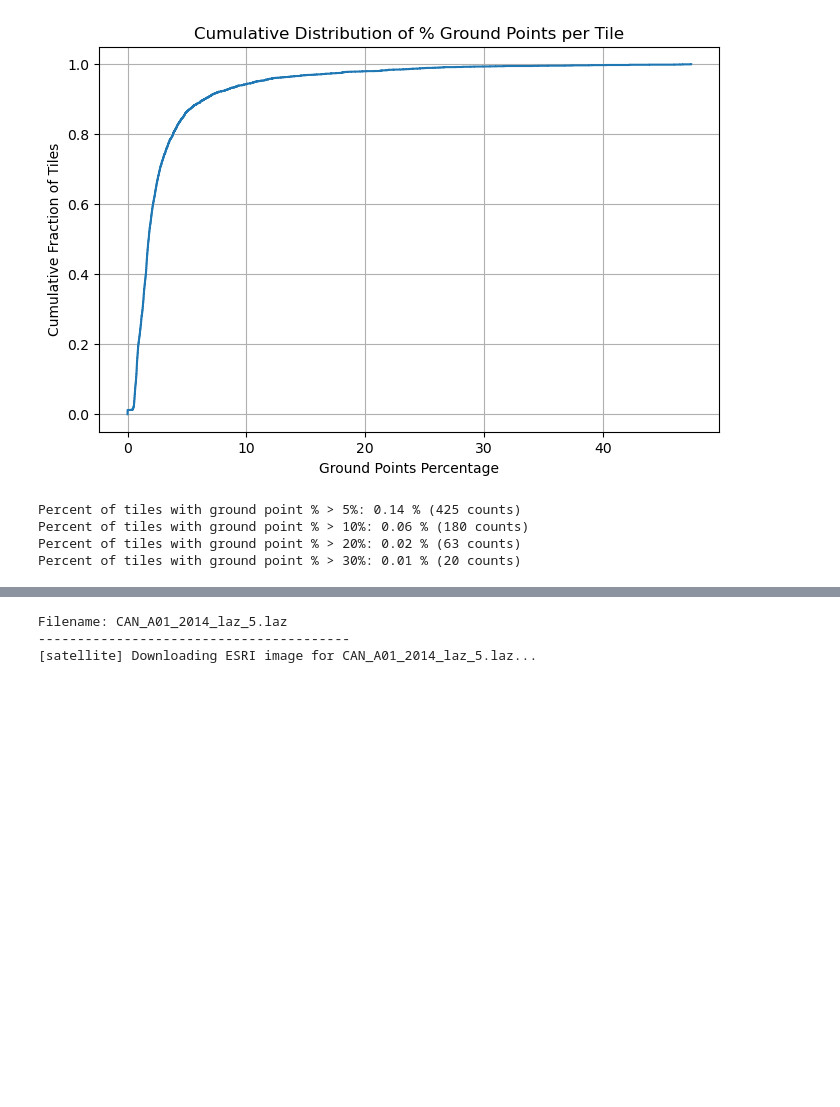
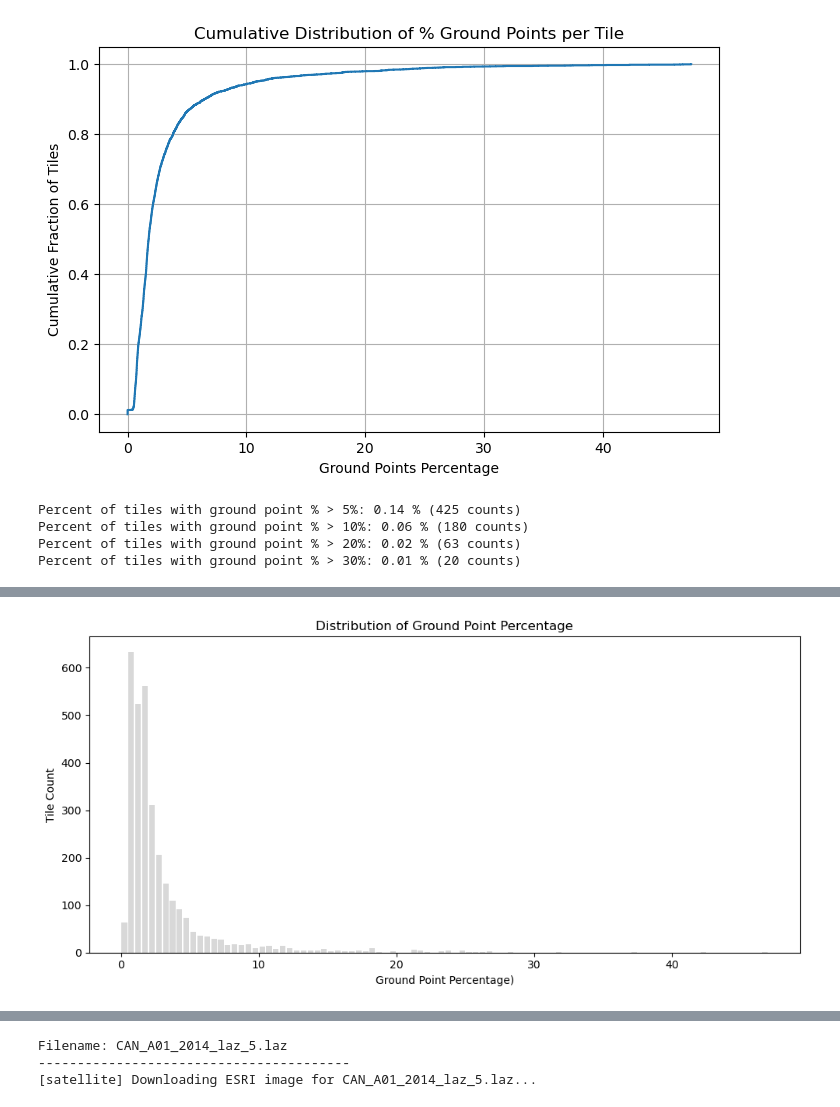
Before and after one commit to seamusbarnes/openai_to_z, a Jupyter notebook: scratch/analyse_metadata.ipynb, the cells around one changed output, grey strips where cells are left out. Cells and saved outputs as stored; diff of their text form; code cells hidden in the pictures; blank space fills up the shorter version.

```diff
--- a/scratch/analyse_metadata.ipynb
+++ b/scratch/analyse_metadata.ipynb
@@ -172,0 +175,24 @@ plt.show()
+# %%
+df = df_meta.copy()
+ground_pct_percent = df["ground_pct"] * 100
+
+# Avoid log(0): filter zeros or add a tiny epsilon
+eps = 1e-3
+filtered = ground_pct_percent[ground_pct_percent > eps]
+# log_vals = np.log10(filtered)
+
+fig, ax1 = plt.subplots(figsize=(10, 5))
+
+# Bar plot for counts (secondary axis)
+color = 'tab:gray'
+ax1.bar(bin_labels_valid, counts[mean_areas.index],
+        width=bin_width*0.8, alpha=0.3, color=color, label="N tiles (bin count)")
+
+plt.xlabel("Ground Point Percentage)")
+plt.ylabel('Tile Count')
+plt.title('Distribution of Ground Point Percentage')
+plt.tight_layout()
+# plt.yscale("log")
+plt.show()
+# %% [output]
+[figure, added]
```
Also changed, not shown: parts of 6 cells of this notebook, 2 other files.
